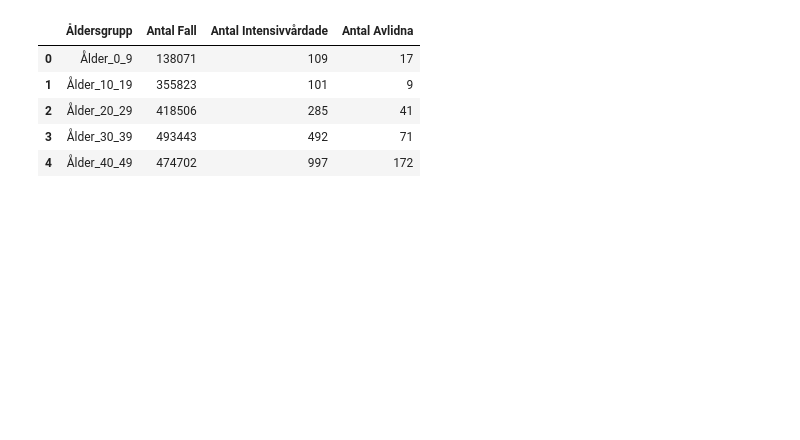
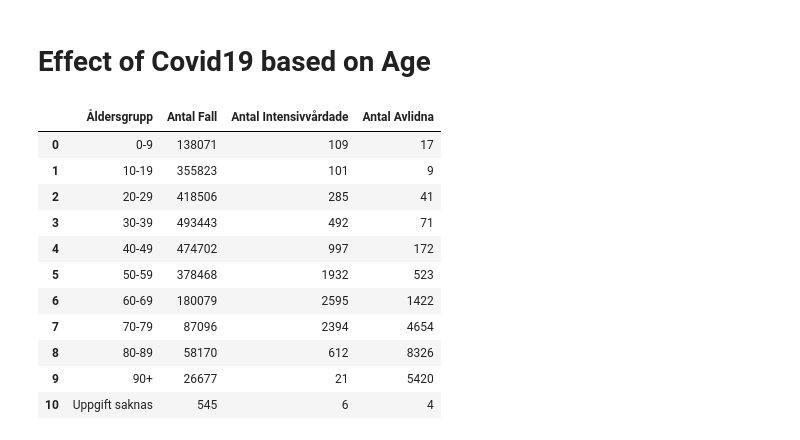
Before and after one commit to Andreas-Svensson/data_processing, a Jupyter notebook: Laboration_Covid19/E3_KPI_Effect_Age_Groups.ipynb, the cells around one changed output. Cells and saved outputs as stored; diff of their text form; code cells hidden in the pictures; blank space fills up the shorter version.

```diff
--- a/Laboration_Covid19/E3_KPI_Effect_Age_Groups.ipynb
+++ b/Laboration_Covid19/E3_KPI_Effect_Age_Groups.ipynb
@@ -1,18 +1,29 @@
+# %% [markdown]
+# Effect of Covid19 based on Age
 # %%
 import pandas as pd
 import plotly_express as px
 
 file_path = "Data/Folkhalsomyndigheten_Covid19.xlsx"
 sheet_name = "Totalt antal per åldersgrupp"
 
 df = pd.read_excel(file_path, sheet_name = sheet_name)
 df.rename(columns = {"Totalt_antal_fall": "Antal Fall", "Totalt_antal_intensivvårdade": "Antal Intensivvårdade", "Totalt_antal_avlidna": "Antal Avlidna"}, inplace = True)
-# TODO remove underscores in Ålder
-df.head()
+
+# renaming age groups, removing "Ålder_", changing "_plus" to "+", and replacing underscores with dashes
+df["Åldersgrupp"] = df["Åldersgrupp"].replace({"Ålder_": "", "_plus": "+", "_": "-"}, regex = True)
+
+df
 # %% [output]
 |  | Åldersgrupp | Antal Fall | Antal Intensivvårdade | Antal Avlidna |
-| 0 | Ålder_0_9 | 138071 | 109 | 17 |
-| 1 | Ålder_10_19 | 355823 | 101 | 9 |
-| 2 | Ålder_20_29 | 418506 | 285 | 41 |
-| 3 | Ålder_30_39 | 493443 | 492 | 71 |
-| 4 | Ålder_40_49 | 474702 | 997 | 172 |
+| 0 | 0-9 | 138071 | 109 | 17 |
+| 1 | 10-19 | 355823 | 101 | 9 |
+| 2 | 20-29 | 418506 | 285 | 41 |
+| 3 | 30-39 | 493443 | 492 | 71 |
+| 4 | 40-49 | 474702 | 997 | 172 |
+| 5 | 50-59 | 378468 | 1932 | 523 |
+| 6 | 60-69 | 180079 | 2595 | 1422 |
+| 7 | 70-79 | 87096 | 2394 | 4654 |
+| 8 | 80-89 | 58170 | 612 | 8326 |
+| 9 | 90+ | 26677 | 21 | 5420 |
+| 10 | Uppgift saknas | 545 | 6 | 4 |
```
Also changed, not shown: parts of 9 cells of this notebook.
